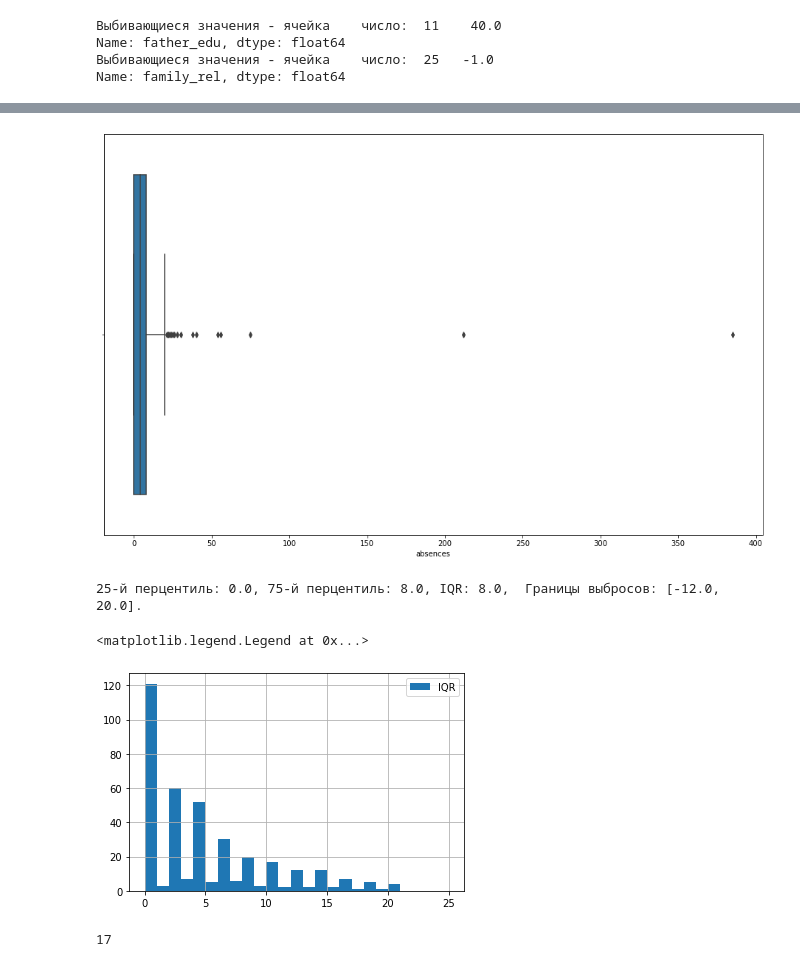
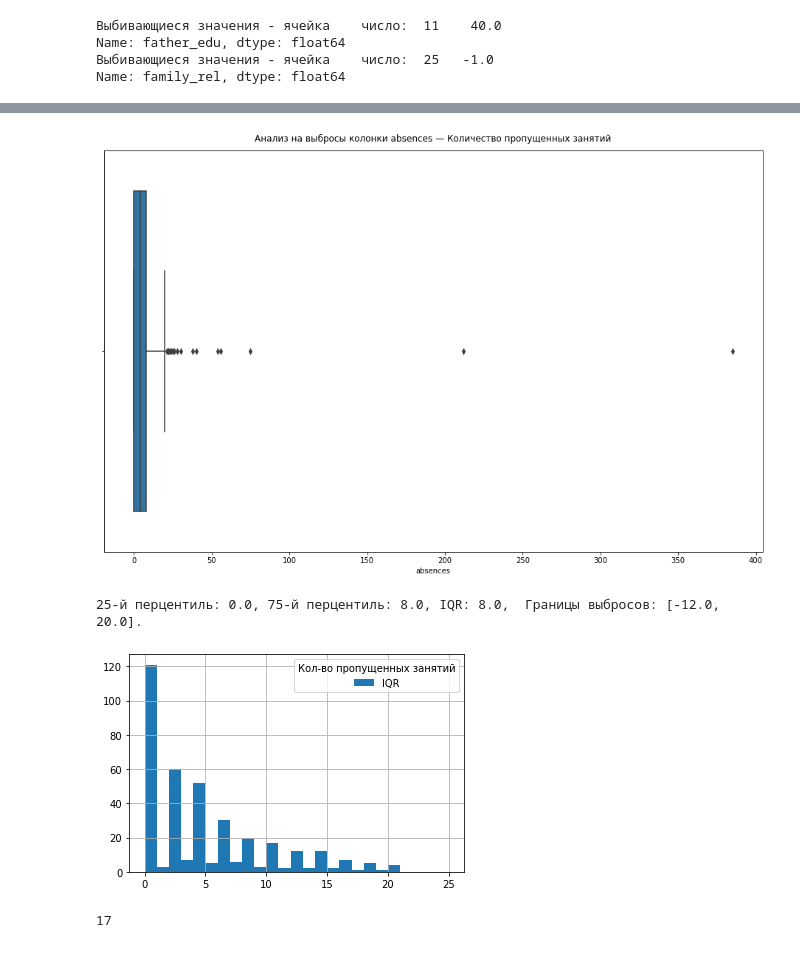
Before and after one commit to Demistus/rds, a Jupyter notebook: module_2/project_2-data_analysis.ipynb, the cells around one changed output, grey strips where cells are left out. Cells and saved outputs as stored; diff of their text form; code cells hidden in the pictures.

```diff
--- a/module_2/project_2-data_analysis.ipynb
+++ b/module_2/project_2-data_analysis.ipynb
@@ -298,10 +298,11 @@ memory usage: 82.2+ KB
 # %%
 # у нас осталась еще одна неиследованная колонка absences — Количество пропущенных занятий
 plt.figure(figsize=(16, 10))
-sns.boxplot(x=math["absences"])
+sns.boxplot(x=math.absences).set_title(
+    'Анализ на выбросы колонки absences — Количество пропущенных занятий', fontdict={'fontsize': 12}, pad=12)
 plt.show()
 # %% [output]
-[figure, old version]
+[figure, new version]
 # %%
 # Очень много выбросов. Посчитаем межвкартильный размах, 25-й перцентиль, 75-й перцентиль, границы выбросов
 IQR = math.absences.quantile(0.75) - math.absences.quantile(0.25)
@@ -313,11 +314,10 @@ print('25-й перцентиль: {},'.format(perc25), '75-й перценти
 math.absences.loc[math.absences.between(
     perc25 - 1.5*IQR, perc75 + 1.5*IQR)].hist(bins=25, range=(0, 25), label='IQR')  # нарисуем гистограмму
 
-plt.legend()
+plt.legend().set_title('Кол-во пропущенных занятий')
 # %% [output]
 25-й перцентиль: 0.0, 75-й перцентиль: 8.0, IQR: 8.0,  Границы выбросов: [-12.0, 20.0].
-<matplotlib.legend.Legend at 0x...>
-[figure, old version]
+[figure, new version]
 # %%
 # Посчитаем кол-во строк со значениями за границей выбросов:
 # получаем 17 строк. Слишком много, чтобы просто выкинуть их
```
Also changed, not shown: parts of 15 cells of this notebook, 1 other file.
